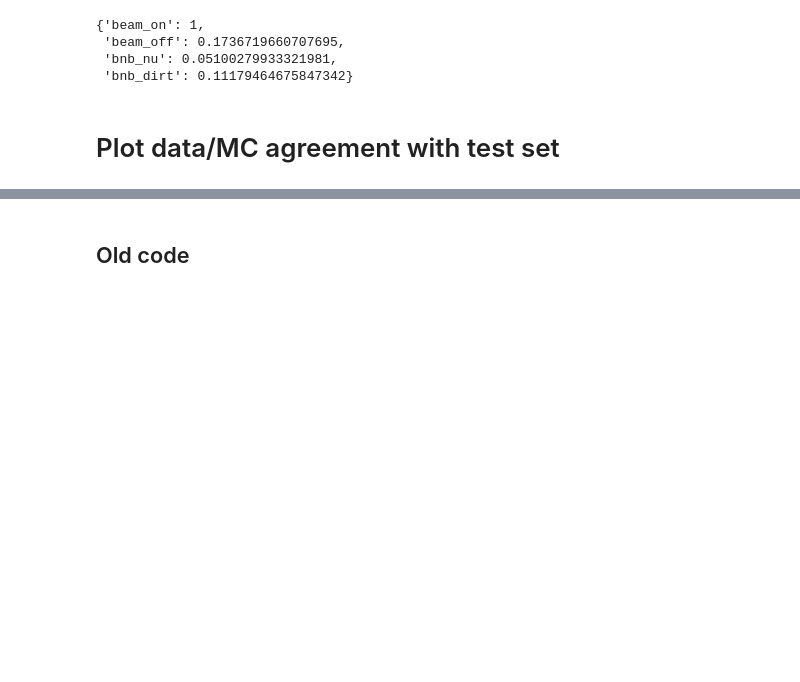
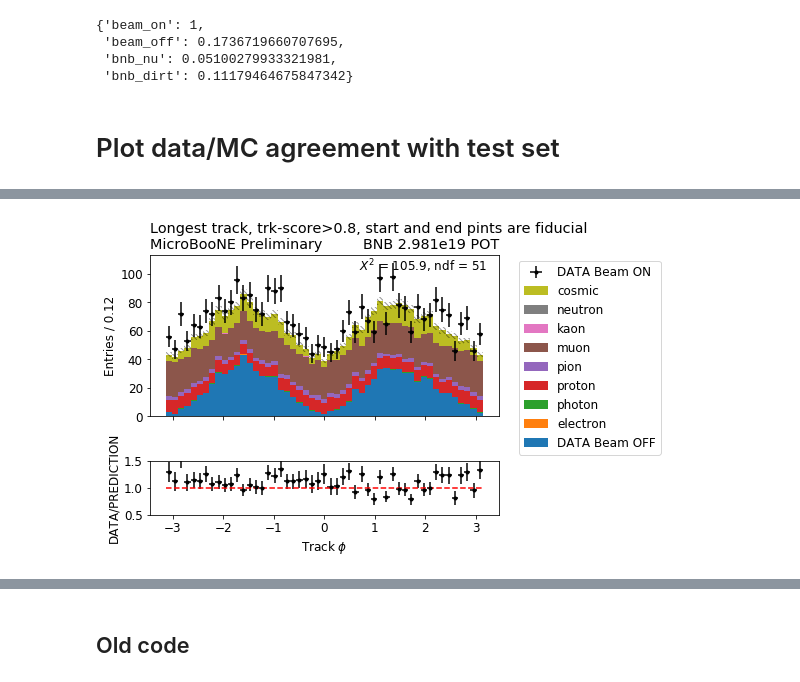
Before and after one commit to nfoppiani/calorimetry_likelihood, a Jupyter notebook: calorimetry_likelihood/calorimetry_likelihood_stopping_muons.ipynb, the cells around one changed output, grey strips where cells are left out. Saved outputs shown, nothing was run; the diff lists cells and outputs as text; code cells hidden in the pictures; blank space fills up the shorter version.

```diff
--- a/calorimetry_likelihood/calorimetry_likelihood_stopping_muons.ipynb
+++ b/calorimetry_likelihood/calorimetry_likelihood_stopping_muons.ipynb
@@ -190,0 +192,14 @@ out = my_plotter.plot_pot_normalised_var(variable='trk_len',
+# %%
+out = my_plotter.plot_pot_normalised_var(variable='trk_phi',
+                                   binning=[51, -np.pi, np.pi],
+                                   categories=pdg_categories,
+                                   additional_selection=sel_function_base,
+                                   prediction_datasets=['bnb_dirt', 'bnb_nu'],
+                                   xlabel=r'Track $\phi$',
+                                   title=title_base,
+                                   log=False,
+                                   subtracted=False,
+                                   onebin=False)
+plt.savefig(save_folder + 'track_phi.png', dpi=300)
+# %% [output]
+[figure, added]
```
Also changed, not shown: parts of 20 cells of this notebook, 14 other files.
